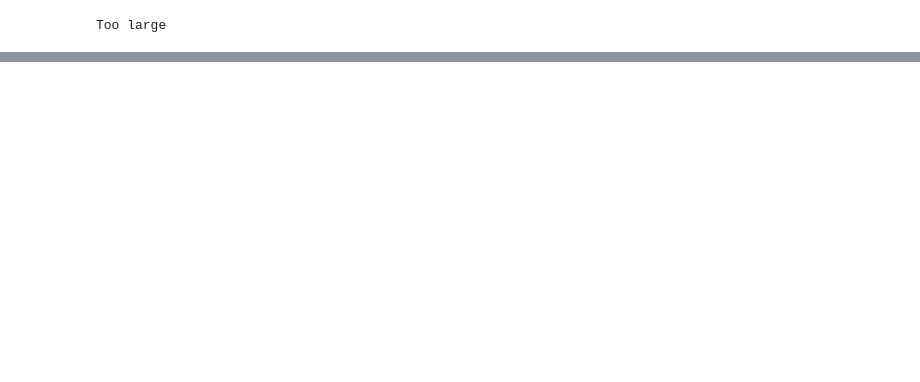
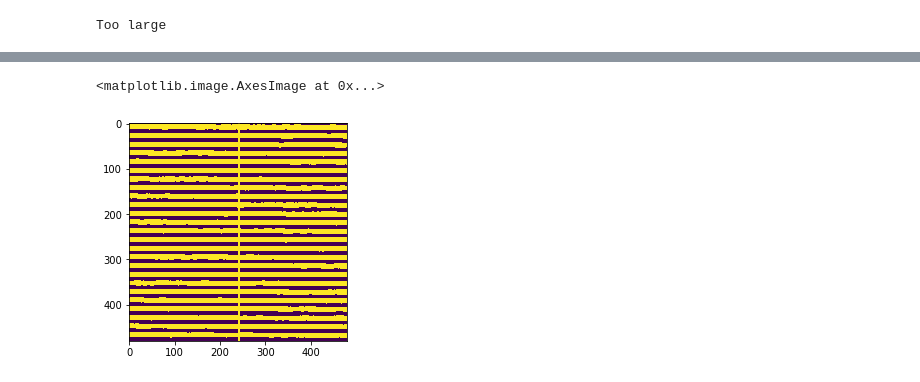
Before and after one commit to aurorlhc/Defect_binning, a Jupyter notebook: OpenCV_Image_Processing.ipynb, the cells around one changed output, grey strips where cells are left out. Cells and saved outputs as stored; diff of their text form; code cells hidden in the pictures; blank space fills up the shorter version.

```diff
--- a/OpenCV_Image_Processing.ipynb
+++ b/OpenCV_Image_Processing.ipynb
@@ -452,0 +484,13 @@ Too large
+# %%
+vertical = thresh3
+
+for i in range(0, 480):
+    for j in range(240,245):
+        if vertical[i,j] == 0:
+            vertical[i,j] = 1
+
+new_label = measure.label(vertical)
+plt.imshow(new_label)
+# %% [output]
+<matplotlib.image.AxesImage at 0x...>
+[figure, added]
```
Also changed, not shown: parts of 15 cells of this notebook.
